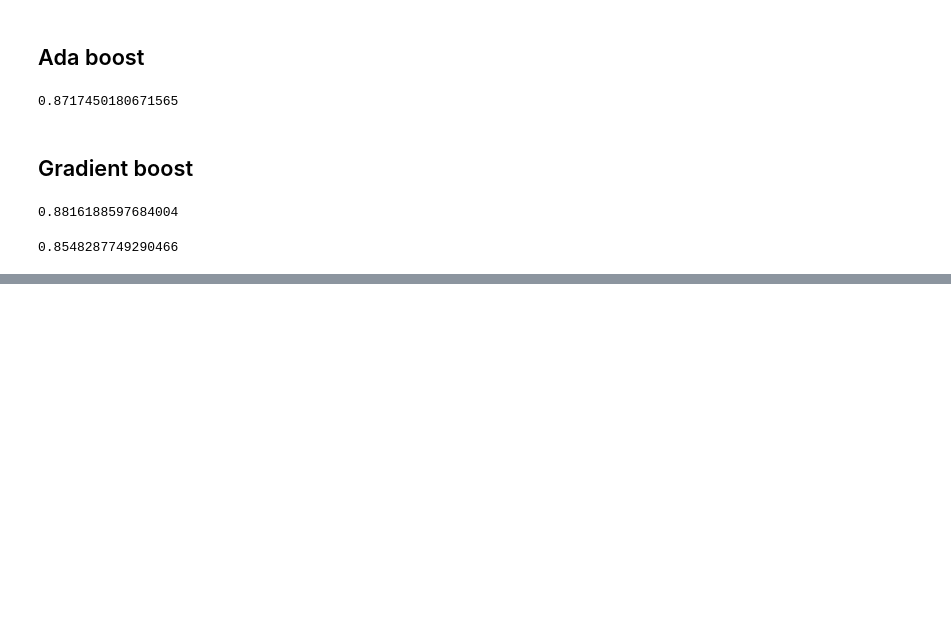
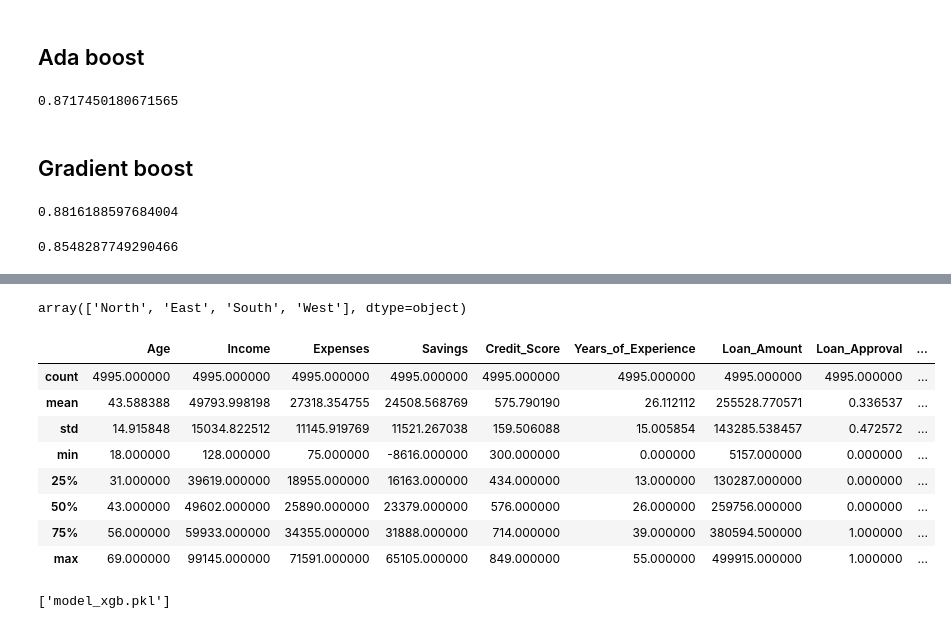
Before and after one commit to MyLeo0087/Maching_Learning_Project, a Jupyter notebook: Income/income.ipynb, the cells around one changed output, grey strips where cells are left out. Cells and saved outputs as stored; diff of their text form; code cells hidden in the pictures; blank space fills up the shorter version.

```diff
--- a/Income/income.ipynb
+++ b/Income/income.ipynb
@@ -516,0 +525,21 @@ r2_xgb
+# %%
+df["Region"].unique()
+# %% [output]
+array(['North', 'East', 'South', 'West'], dtype=object)
+# %%
+df.describe()
+# %% [output]
+|  | Age | Income | Expenses | Savings | Credit_Score | Years_of_Experience | Loan_Amount | Loan_Approval | ... |
+| count | 4995.000000 | 4995.000000 | 4995.000000 | 4995.000000 | 4995.000000 | 4995.000000 | 4995.000000 | 4995.000000 | ... |
+| mean | 43.588388 | 49793.998198 | 27318.354755 | 24508.568769 | 575.790190 | 26.112112 | 255528.770571 | 0.336537 | ... |
+| std | 14.915848 | 15034.822512 | 11145.919769 | 11521.267038 | 159.506088 | 15.005854 | 143285.538457 | 0.472572 | ... |
+| min | 18.000000 | 128.000000 | 75.000000 | -8616.000000 | 300.000000 | 0.000000 | 5157.000000 | 0.000000 | ... |
+| 25% | 31.000000 | 39619.000000 | 18955.000000 | 16163.000000 | 434.000000 | 13.000000 | 130287.000000 | 0.000000 | ... |
+| 50% | 43.000000 | 49602.000000 | 25890.000000 | 23379.000000 | 576.000000 | 26.000000 | 259756.000000 | 0.000000 | ... |
+| 75% | 56.000000 | 59933.000000 | 34355.000000 | 31888.000000 | 714.000000 | 39.000000 | 380594.500000 | 1.000000 | ... |
+| max | 69.000000 | 99145.000000 | 71591.000000 | 65105.000000 | 849.000000 | 55.000000 | 499915.000000 | 1.000000 | ... |
+# %%
+import joblib
+joblib.dump(model_xgb,"model_xgb.pkl")
+# %% [output]
+['model_xgb.pkl']
```
Also changed, not shown: parts of 7 cells of this notebook, 3 other files.
